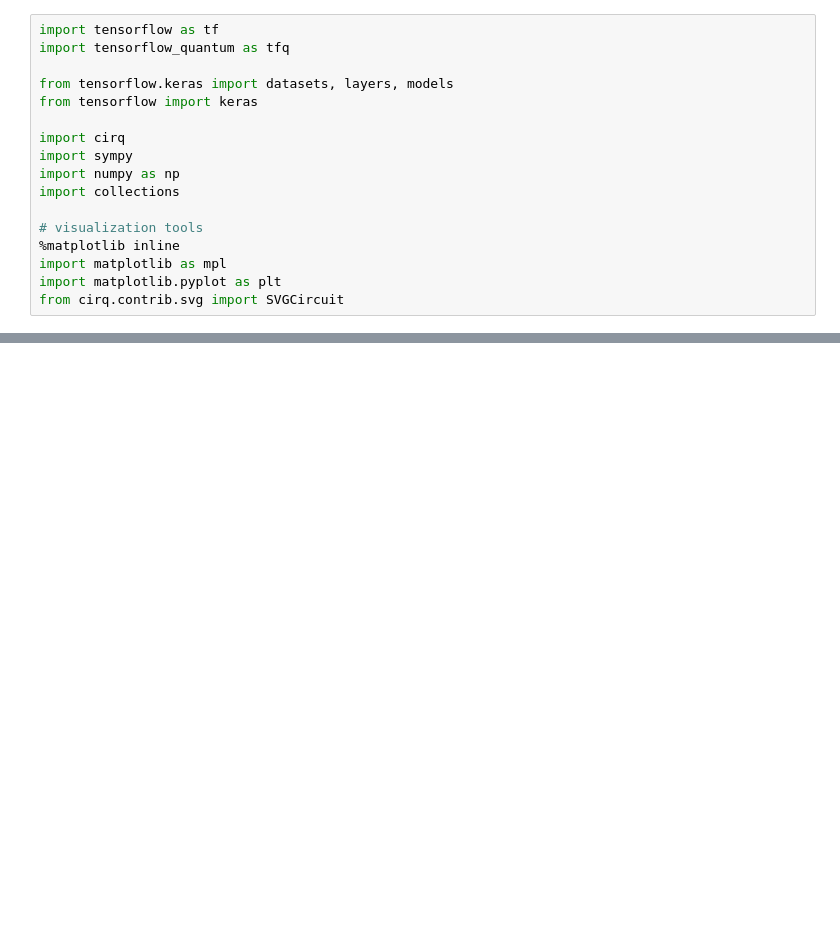
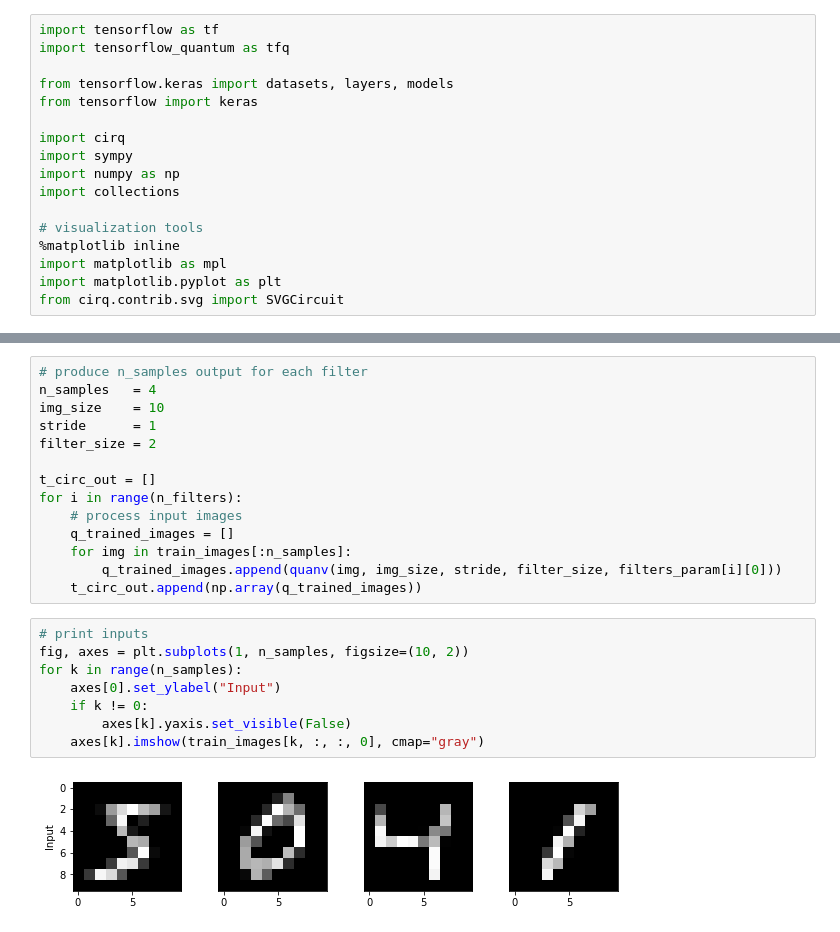
Before and after one commit to niklai99/qcnn4juno, a Jupyter notebook: mnist/tf_qcnn.ipynb, the cells around one changed output, grey strips where cells are left out. Cells and saved outputs as stored; diff of their text form; blank space fills up the shorter version.

Commit message:
add t_quanv output

```diff
--- a/mnist/tf_qcnn.ipynb
+++ b/mnist/tf_qcnn.ipynb
@@ -193,0 +288,24 @@ Epoch 1/5
+# %%
+# produce n_samples output for each filter
+n_samples   = 4
+img_size    = 10
+stride      = 1
+filter_size = 2
+
+t_circ_out = []
+for i in range(n_filters):
+    # process input images
+    q_trained_images = []
+    for img in train_images[:n_samples]:
+        q_trained_images.append(quanv(img, img_size, stride, filter_size, filters_param[i][0]))
+    t_circ_out.append(np.array(q_trained_images))
+# %%
+# print inputs
+fig, axes = plt.subplots(1, n_samples, figsize=(10, 2))
+for k in range(n_samples):
+    axes[0].set_ylabel("Input")
+    if k != 0:
+        axes[k].yaxis.set_visible(False)
+    axes[k].imshow(train_images[k, :, :, 0], cmap="gray")
+# %% [output]
+[figure, added]
```
Also changed, not shown: parts of 19 cells of this notebook.
